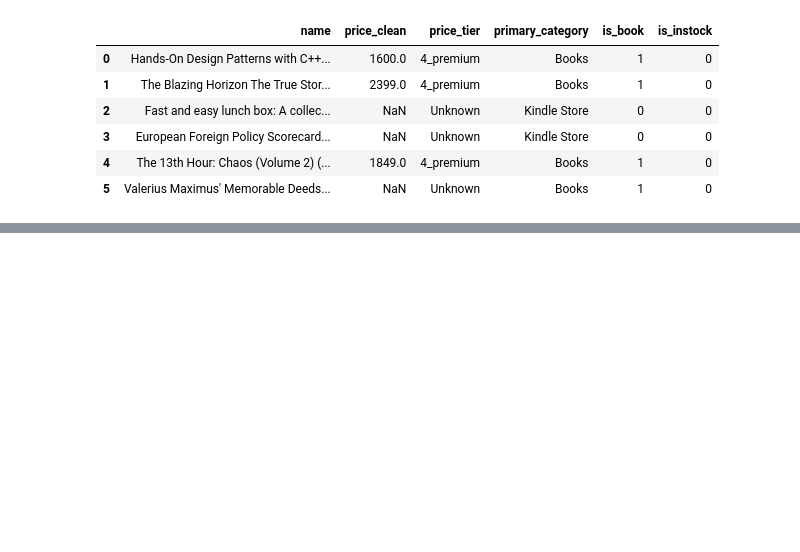
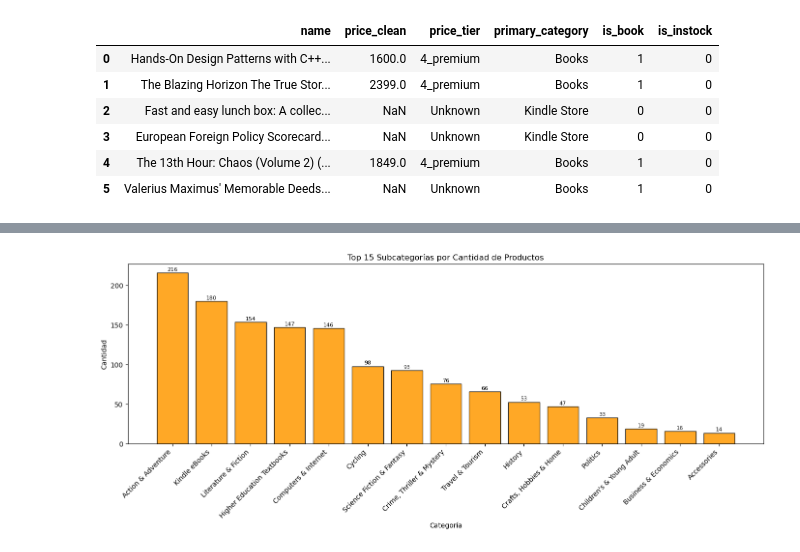
Before and after one commit to GuadalupeSaavedra/9AIEVND-ADND-Practicas-230349-2, a Jupyter notebook: Practica04/Practica04_230349.ipynb, the cells around one changed output, grey strips where cells are left out. Cells and saved outputs as stored; diff of their text form; code cells hidden in the pictures; blank space fills up the shorter version.

```diff
--- a/Practica04/Practica04_230349.ipynb
+++ b/Practica04/Practica04_230349.ipynb
@@ -314,0 +453,24 @@ Unknown      348
+# %%
+# ============================================================
+# SECCIÓN 5 — Análisis de Categorías
+# ============================================================
+# Las 15 subcategorías principales por cantidad de productos
+top15_cat1 = df['category_1'].value_counts().head(15)
+
+plt.figure(figsize=(14, 6))
+bars = plt.bar(top15_cat1.index, top15_cat1.values,
+               color='#FF9900', edgecolor='black', alpha=0.85)
+
+# Agregar etiquetas de cantidad sobre cada barra
+for bar, val in zip(bars, top15_cat1.values):
+    plt.text(bar.get_x() + bar.get_width()/2, bar.get_height() + 2,
+             str(val), ha='center', fontsize=8)
+
+plt.title('Top 15 Subcategorías por Cantidad de Productos')
+plt.xlabel('Categoría')
+plt.ylabel('Cantidad')
+plt.xticks(rotation=45, ha='right')
+plt.tight_layout()
+plt.show()
+# %% [output]
+[figure, added]
```
Also changed, not shown: parts of 13 cells of this notebook.
